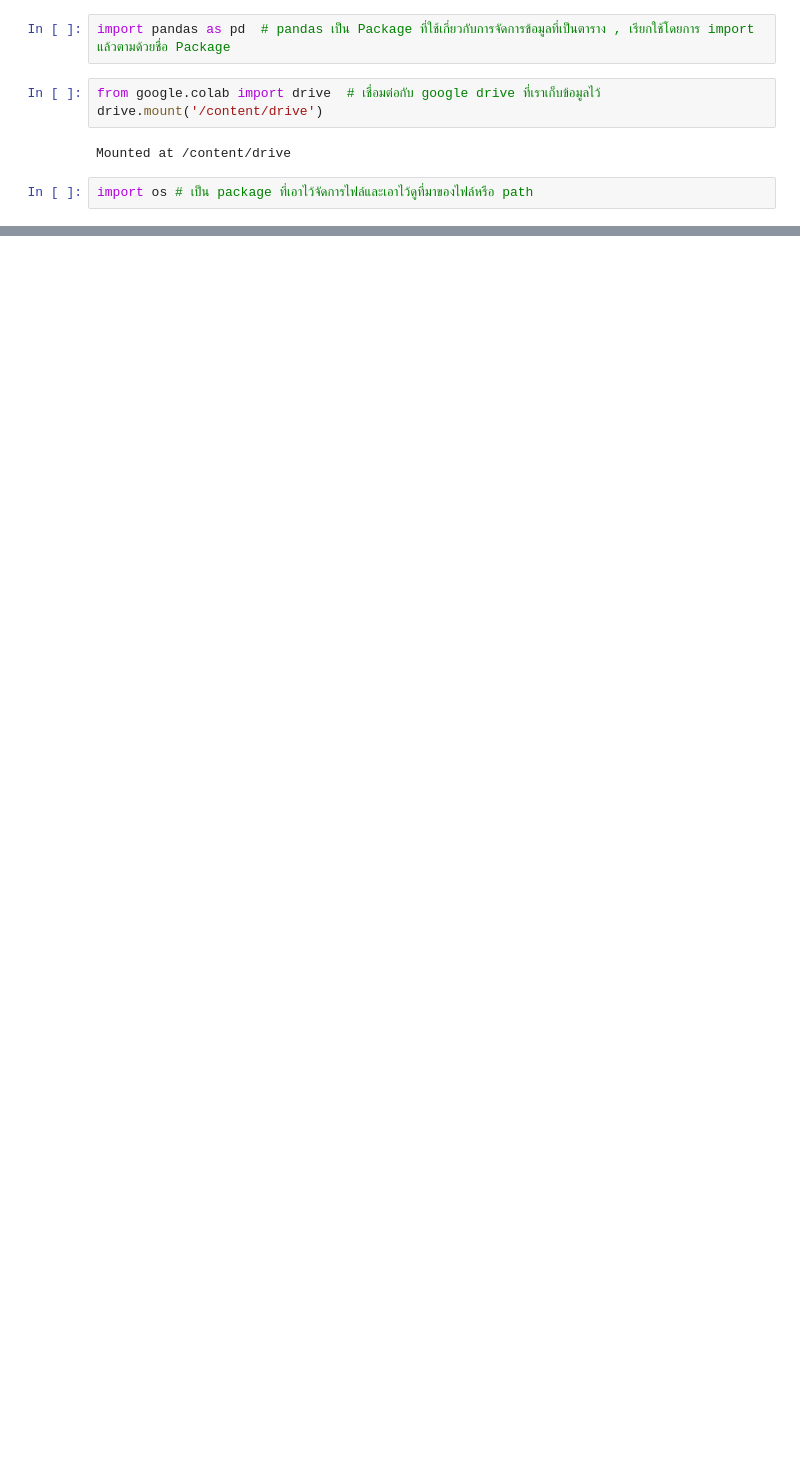
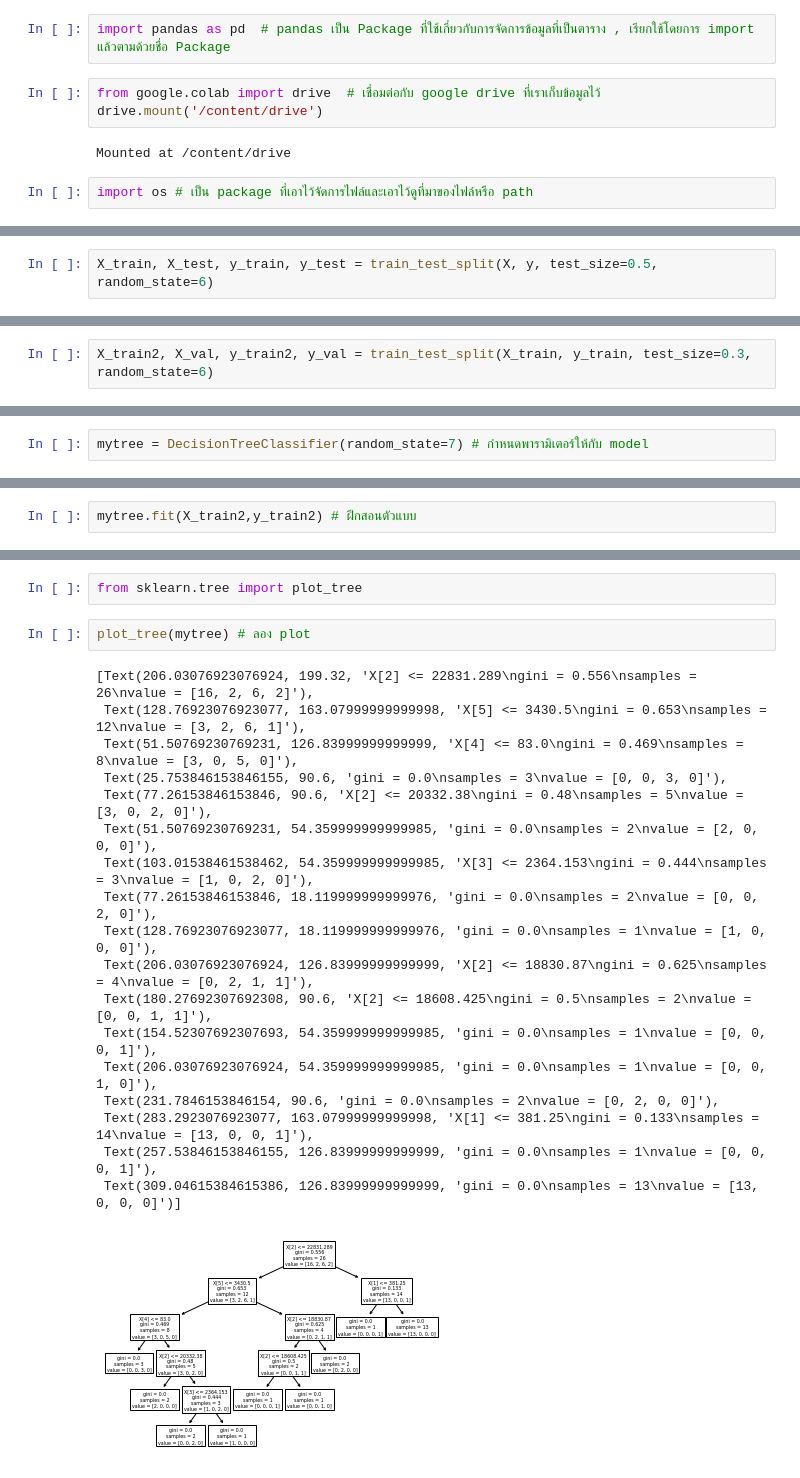
Before and after one commit to Supaporn-Bututham/DWDM21, a Jupyter notebook: Project_DWDM.ipynb, the cells around one changed output, grey strips where cells are left out. Cells and saved outputs as stored; diff of their text form; blank space fills up the shorter version.

```diff
--- a/Project_DWDM.ipynb
+++ b/Project_DWDM.ipynb
@@ -204,0 +958,2 @@ data_straffic
+# %%
+X_train, X_test, y_train, y_test = train_test_split(X, y, test_size=0.5, random_state=6)
@@ -204,0 +966,2 @@ data_straffic
+# %%
+X_train2, X_val, y_train2, y_val = train_test_split(X_train, y_train, test_size=0.3, random_state=6)
@@ -204,0 +981,2 @@ data_straffic
+# %%
+mytree = DecisionTreeClassifier(random_state=7) # กำหนดพารามิเตอร์ให้กับ model
@@ -204,0 +985,2 @@ data_straffic
+# %%
+mytree.fit(X_train2,y_train2) # ฝึกสอนตัวแบบ
@@ -204,0 +1009,23 @@ data_straffic
+# %%
+from sklearn.tree import plot_tree
+# %%
+plot_tree(mytree) # ลอง plot
+# %% [output]
+[Text(206.03076923076924, 199.32, 'X[2] <= 22831.289\ngini = 0.556\nsamples = 26\nvalue = [16, 2, 6, 2]'),
+ Text(128.76923076923077, 163.07999999999998, 'X[5] <= 3430.5\ngini = 0.653\nsamples = 12\nvalue = [3, 2, 6, 1]'),
+ Text(51.50769230769231, 126.83999999999999, 'X[4] <= 83.0\ngini = 0.469\nsamples = 8\nvalue = [3, 0, 5, 0]'),
+ Text(25.753846153846155, 90.6, 'gini = 0.0\nsamples = 3\nvalue = [0, 0, 3, 0]'),
+ Text(77.26153846153846, 90.6, 'X[2] <= 20332.38\ngini = 0.48\nsamples = 5\nvalue = [3, 0, 2, 0]'),
+ Text(51.50769230769231, 54.359999999999985, 'gini = 0.0\nsamples = 2\nvalue = [2, 0, 0, 0]'),
+ Text(103.01538461538462, 54.359999999999985, 'X[3] <= 2364.153\ngini = 0.444\nsamples = 3\nvalue = [1, 0, 2, 0]'),
+ Text(77.26153846153846, 18.119999999999976, 'gini = 0.0\nsamples = 2\nvalue = [0, 0, 2, 0]'),
+ Text(128.76923076923077, 18.119999999999976, 'gini = 0.0\nsamples = 1\nvalue = [1, 0, 0, 0]'),
+ Text(206.03076923076924, 126.83999999999999, 'X[2] <= 18830.87\ngini = 0.625\nsamples = 4\nvalue = [0, 2, 1, 1]'),
+ Text(180.27692307692308, 90.6, 'X[2] <= 18608.425\ngini = 0.5\nsamples = 2\nvalue = [0, 0, 1, 1]'),
+ Text(154.52307692307693, 54.359999999999985, 'gini = 0.0\nsamples = 1\nvalue = [0, 0, 0, 1]'),
+ Text(206.03076923076924, 54.359999999999985, 'gini = 0.0\nsamples = 1\nvalue = [0, 0, 1, 0]'),
+ Text(231.7846153846154, 90.6, 'gini = 0.0\nsamples = 2\nvalue = [0, 2, 0, 0]'),
+ Text(283.2923076923077, 163.07999999999998, 'X[1] <= 381.25\ngini = 0.133\nsamples = 14\nvalue = [13, 0, 0, 1]'),
+ Text(257.53846153846155, 126.83999999999999, 'gini = 0.0\nsamples = 1\nvalue = [0, 0, 0, 1]'),
+ Text(309.04615384615386, 126.83999999999999, 'gini = 0.0\nsamples = 13\nvalue = [13, 0, 0, 0]')]
+[figure, added]
```
Also changed, not shown: parts of 169 cells of this notebook.
